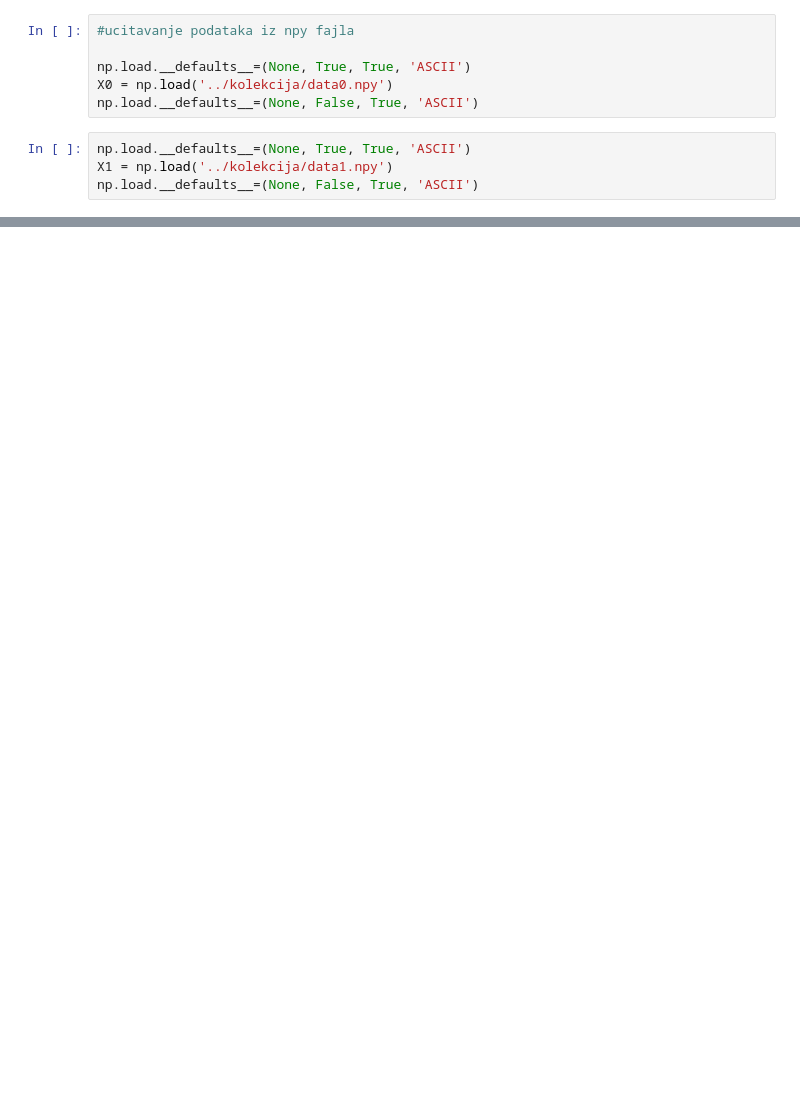
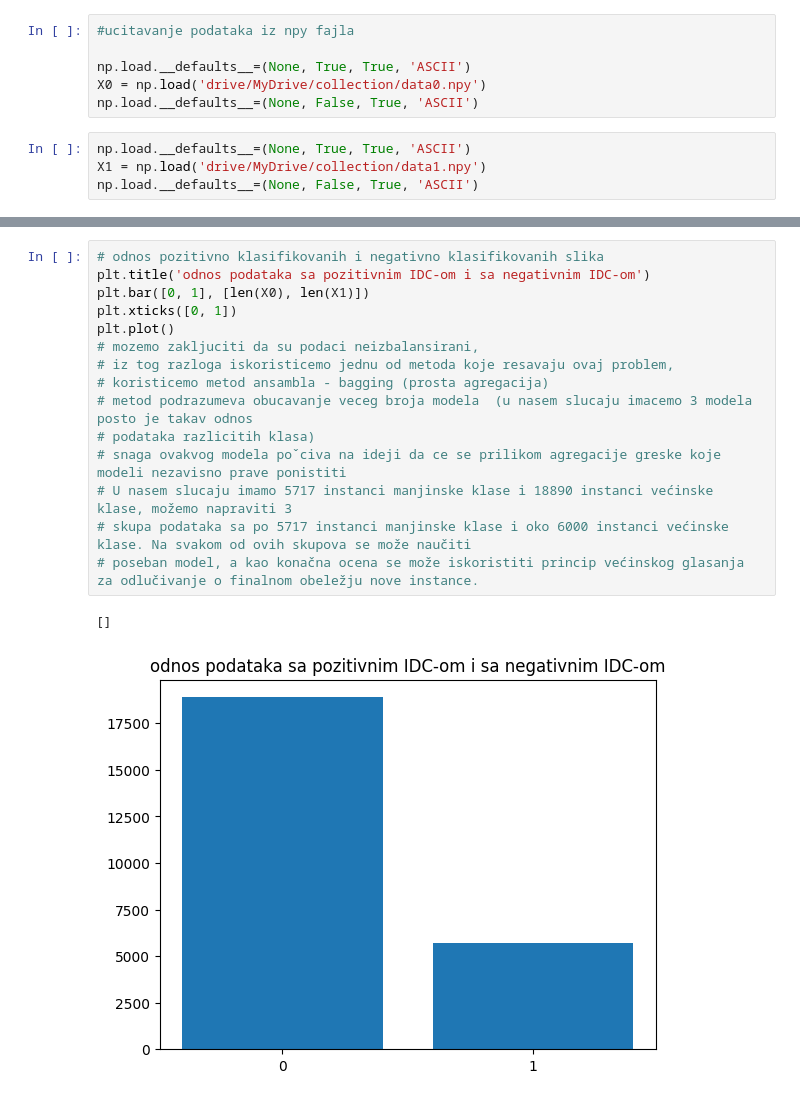
Before and after one commit to SvetlanaBicanin/ML-project, a Jupyter notebook: code/1.ipynb, the cells around one changed output, grey strips where cells are left out. Saved outputs shown, nothing was run; the diff lists cells and outputs as text; blank space fills up the shorter version.

```diff
--- a/code/1.ipynb
+++ b/code/1.ipynb
@@ -114,9 +121,9 @@ np.save('../kolekcija/data1.npy', data1)
 #ucitavanje podataka iz npy fajla
 
 np.load.__defaults__=(None, True, True, 'ASCII')
-X0 = np.load('../kolekcija/data0.npy')
+X0 = np.load('drive/MyDrive/collection/data0.npy')
 np.load.__defaults__=(None, False, True, 'ASCII')
 # %%
 np.load.__defaults__=(None, True, True, 'ASCII')
-X1 = np.load('../kolekcija/data1.npy')
+X1 = np.load('drive/MyDrive/collection/data1.npy')
 np.load.__defaults__=(None, False, True, 'ASCII')
@@ -178,0 +222,18 @@ plt.imshow(x_images[0])
+# %%
+# odnos pozitivno klasifikovanih i negativno klasifikovanih slika
+plt.title('odnos podataka sa pozitivnim IDC-om i sa negativnim IDC-om')
+plt.bar([0, 1], [len(X0), len(X1)])
+plt.xticks([0, 1])
+plt.plot()
+# mozemo zakljuciti da su podaci neizbalansirani,
+# iz tog razloga iskoristicemo jednu od metoda koje resavaju ovaj problem,
+# koristicemo metod ansambla - bagging (prosta agregacija)
+# metod podrazumeva obucavanje veceg broja modela  (u nasem slucaju imacemo 3 modela posto je takav odnos
+# podataka razlicitih klasa)
+# snaga ovakvog modela poˇciva na ideji da ce se prilikom agregacije greske koje modeli nezavisno prave ponistiti
+# U nasem slucaju imamo 5717 instanci manjinske klase i 18890 instanci većinske klase, možemo napraviti 3
+# skupa podataka sa po 5717 instanci manjinske klase i oko 6000 instanci većinske klase. Na svakom od ovih skupova se može naučiti
+# poseban model, a kao konačna ocena se može iskoristiti princip većinskog glasanja za odlučivanje o finalnom obeležju nove instance.
+# %% [output]
+[]
+[figure, added]
```
Also changed, not shown: parts of 67 cells of this notebook.
